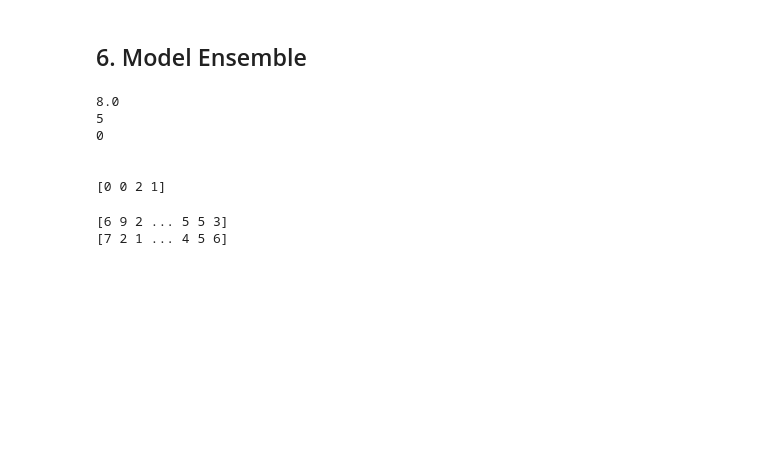
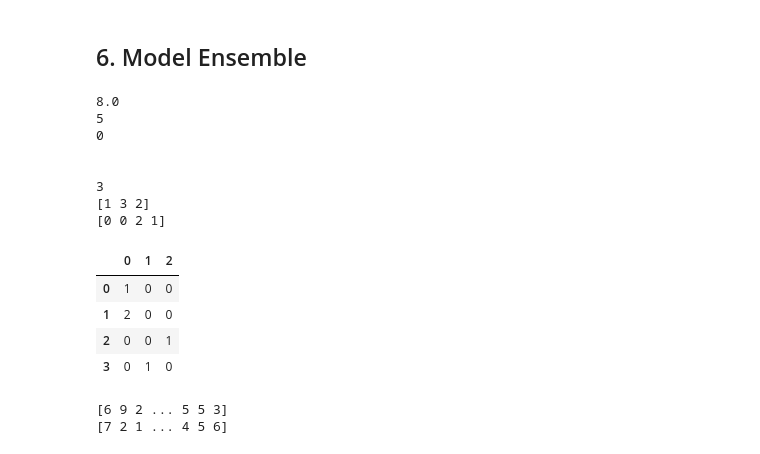
Before and after one commit to jeongnamho/AI, a Jupyter notebook: DNN/2020.01.21/2020.01.21 - 1. 최적화.ipynb, the cells around one changed output. Drawn from its saved outputs; the diff is of its cells as text; code cells hidden in the pictures; blank space fills up the shorter version.

```diff
--- a/DNN/2020.01.21/2020.01.21 - 1. 최적화.ipynb
+++ b/DNN/2020.01.21/2020.01.21 - 1. 최적화.ipynb
@@ -499,19 +647,34 @@ Test accuracy:  0.11349999904632568
 # %%
 # argmax : 최대값의 인덱스 리턴
 
 print(np.max([1,2,3,4,1,8, 2.4]))
 print(np.argmax([1,2,3,4,1,8, 2.4]))
 print(np.argmax([1,0,0,0,0,0,0]))
 print('\n')
 
-label = [0,0,2,1]
-x = np.array([[1,0,0],[1,0,0],[0,0,1],[0,1,0]])
+
+
+x = np.array([[1,0,0],
+              [2,0,0],
+              [0,0,1],
+              [0,1,0]])
+
+print(np.argmax(x))
+print(np.argmax(x,axis=0))
 print(np.argmax(x,axis=1))
+pd.DataFrame(x)
 # %% [output]
 8.0
 5
 0
 
 
+3
+[1 3 2]
 [0 0 2 1]
+|  | 0 | 1 | 2 |
+| 0 | 1 | 0 | 0 |
+| 1 | 2 | 0 | 0 |
+| 2 | 0 | 0 | 1 |
+| 3 | 0 | 1 | 0 |
 # %%
```
Also changed, not shown: parts of 45 cells of this notebook, 1 other file.
